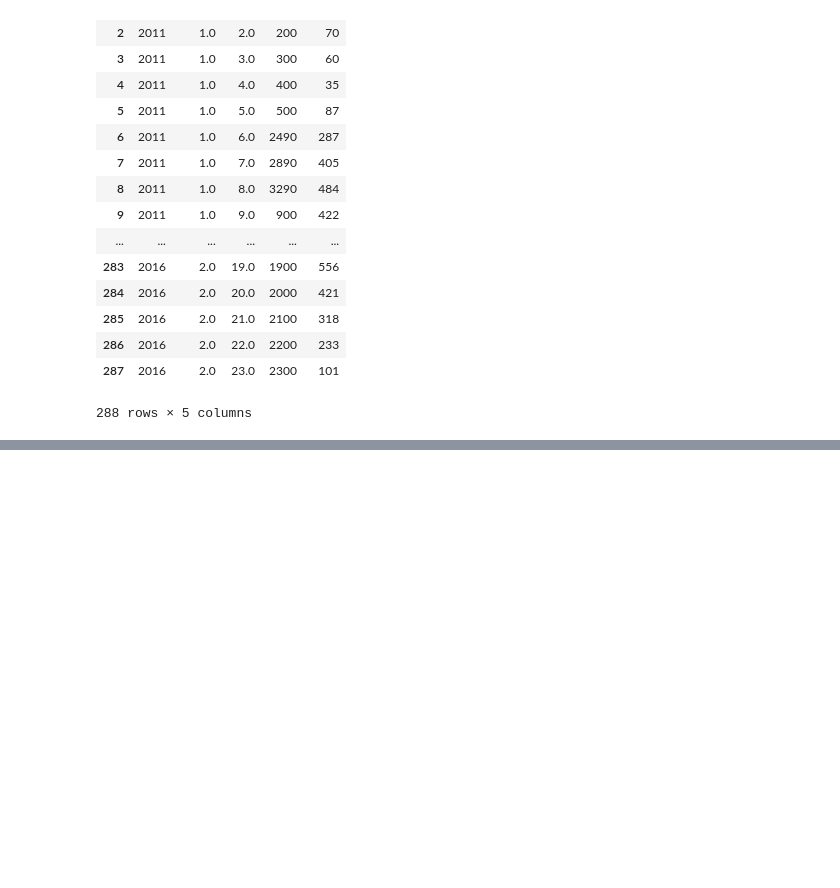
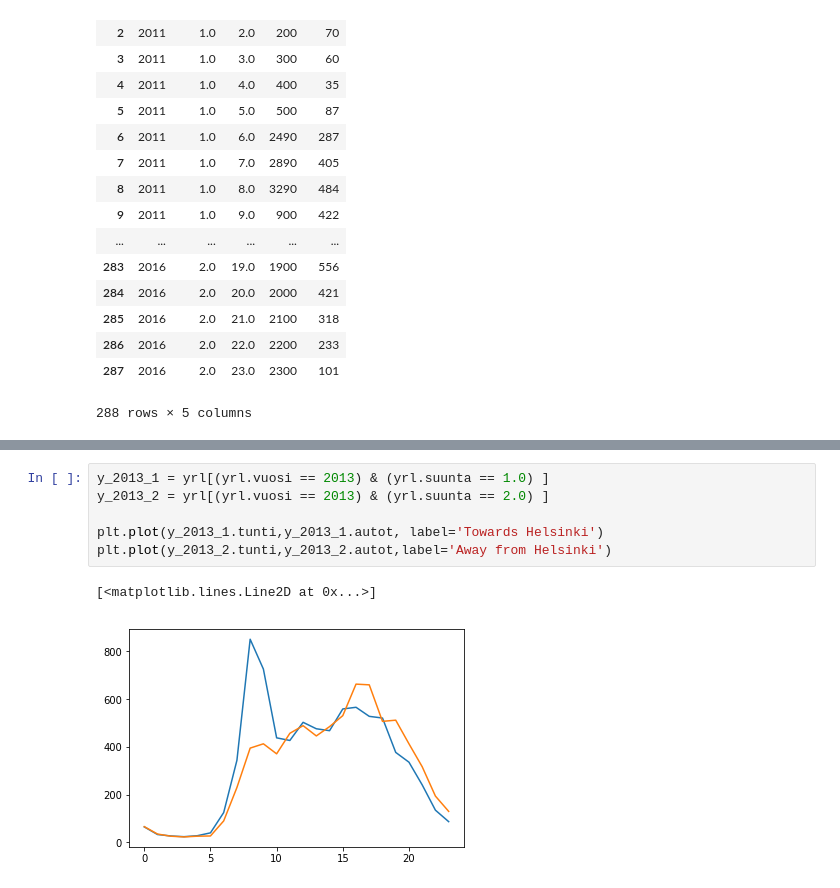
Before and after one commit to MathiasEriksson/LvsB, a Jupyter notebook: Lauttasaari_tms_averages.ipynb, the cells around one changed output, grey strips where cells are left out. Saved outputs shown, nothing was run; the diff lists cells and outputs as text; blank space fills up the shorter version.

```diff
--- a/Lauttasaari_tms_averages.ipynb
+++ b/Lauttasaari_tms_averages.ipynb
@@ -75,0 +95,9 @@ yrl
+# %%
+y_2013_1 = yrl[(yrl.vuosi == 2013) & (yrl.suunta == 1.0) ]
+y_2013_2 = yrl[(yrl.vuosi == 2013) & (yrl.suunta == 2.0) ]
+
+plt.plot(y_2013_1.tunti,y_2013_1.autot, label='Towards Helsinki')
+plt.plot(y_2013_2.tunti,y_2013_2.autot,label='Away from Helsinki')
+# %% [output]
+[<matplotlib.lines.Line2D at 0x...>]
+[figure, added]
```
Also changed, not shown: parts of 5 cells of this notebook.
